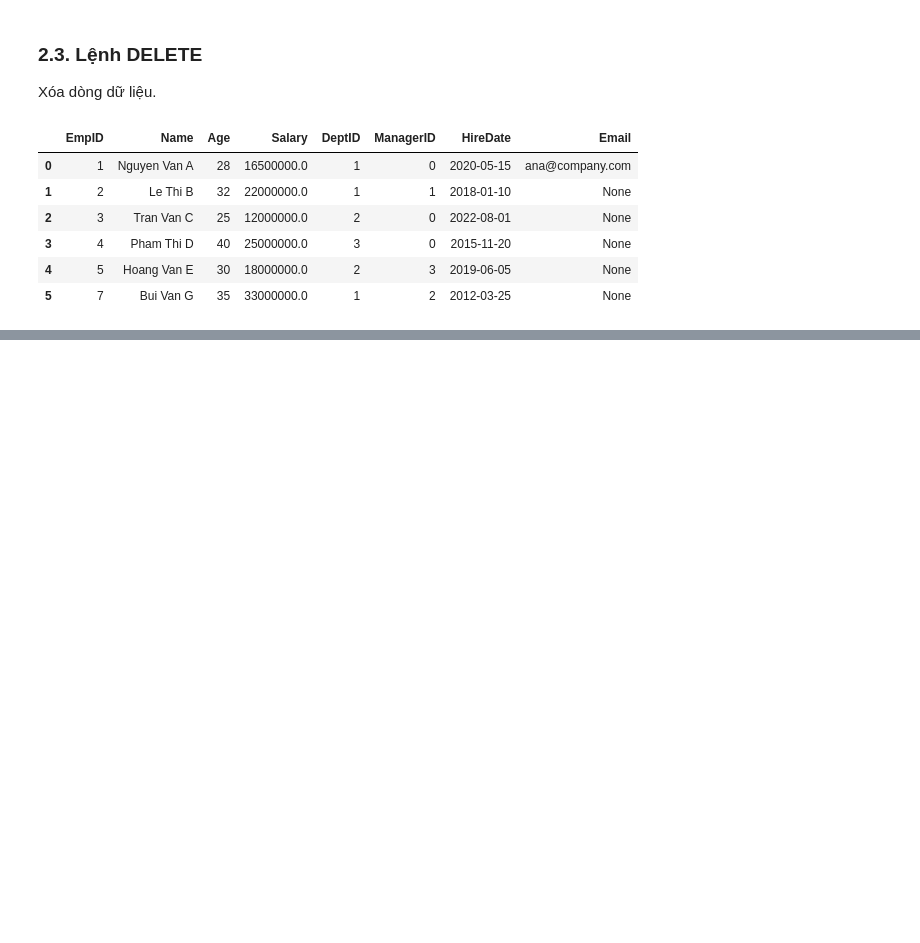
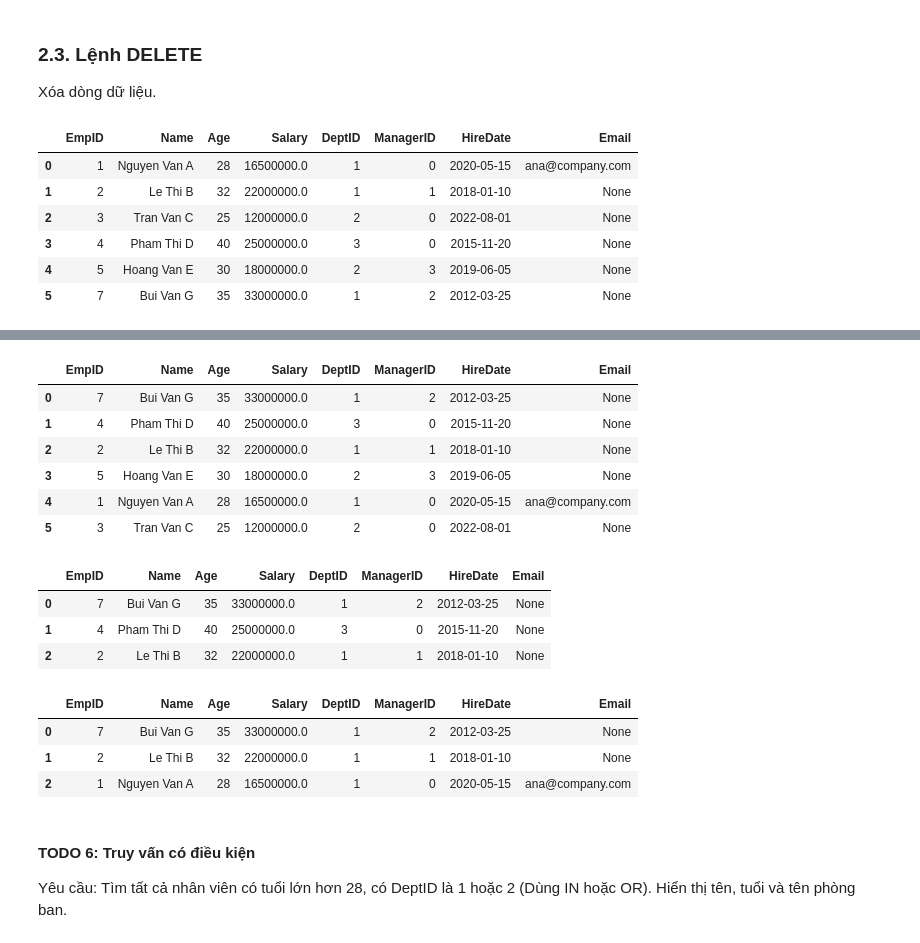
Before and after one commit to lenhattung/DataScienceTools, a Jupyter notebook: Lab-03-SQL/Lab03-SQL.ipynb, the cells around one changed output, grey strips where cells are left out. Cells and saved outputs as stored; diff of their text form; code cells hidden in the pictures; blank space fills up the shorter version.

```diff
--- a/Lab-03-SQL/Lab03-SQL.ipynb
+++ b/Lab-03-SQL/Lab03-SQL.ipynb
@@ -244,0 +290,46 @@ Yêu cầu: Xóa tất cả các dự án (Projects) có Budget nhỏ hơn 30000
+# %%
+# Chọn tất cả nhân viên, sắp xếp theo lương giảm dần, giới hạn 3 người
+run_sql('''
+SELECT *
+FROM Employees
+ORDER BY Salary DESC
+''')
+# %% [output]
+|  | EmpID | Name | Age | Salary | DeptID | ManagerID | HireDate | Email |
+| 0 | 7 | Bui Van G | 35 | 33000000.0 | 1 | 2 | 2012-03-25 | None |
+| 1 | 4 | Pham Thi D | 40 | 25000000.0 | 3 | 0 | 2015-11-20 | None |
+| 2 | 2 | Le Thi B | 32 | 22000000.0 | 1 | 1 | 2018-01-10 | None |
+| 3 | 5 | Hoang Van E | 30 | 18000000.0 | 2 | 3 | 2019-06-05 | None |
+| 4 | 1 | Nguyen Van A | 28 | 16500000.0 | 1 | 0 | 2020-05-15 | ana@company.com |
+| 5 | 3 | Tran Van C | 25 | 12000000.0 | 2 | 0 | 2022-08-01 | None |
+# %%
+# Chọn tất cả nhân viên, sắp xếp theo lương giảm dần, giới hạn 3 người
+run_sql('''
+SELECT *
+FROM Employees
+ORDER BY Salary DESC
+LIMIT 3;
+''')
+# %% [output]
+|  | EmpID | Name | Age | Salary | DeptID | ManagerID | HireDate | Email |
+| 0 | 7 | Bui Van G | 35 | 33000000.0 | 1 | 2 | 2012-03-25 | None |
+| 1 | 4 | Pham Thi D | 40 | 25000000.0 | 3 | 0 | 2015-11-20 | None |
+| 2 | 2 | Le Thi B | 32 | 22000000.0 | 1 | 1 | 2018-01-10 | None |
+# %%
+# Chọn tất cả nhân viên, sắp xếp theo lương giảm dần, giới hạn 3 người
+run_sql('''
+SELECT *
+FROM Employees
+WHERE DeptID =1
+ORDER BY Salary DESC
+LIMIT 3
+
+''')
+# %% [output]
+|  | EmpID | Name | Age | Salary | DeptID | ManagerID | HireDate | Email |
+| 0 | 7 | Bui Van G | 35 | 33000000.0 | 1 | 2 | 2012-03-25 | None |
+| 1 | 2 | Le Thi B | 32 | 22000000.0 | 1 | 1 | 2018-01-10 | None |
+| 2 | 1 | Nguyen Van A | 28 | 16500000.0 | 1 | 0 | 2020-05-15 | ana@company.com |
+# %% [markdown]
+#### TODO 6: Truy vấn có điều kiện
+Yêu cầu: Tìm tất cả nhân viên có tuổi lớn hơn 28, có DeptID là 1 hoặc 2 (Dùng IN hoặc OR). Hiển thị tên, tuổi và tên phòng ban.
```
Also changed, not shown: parts of 6 cells of this notebook, 1 other file.
